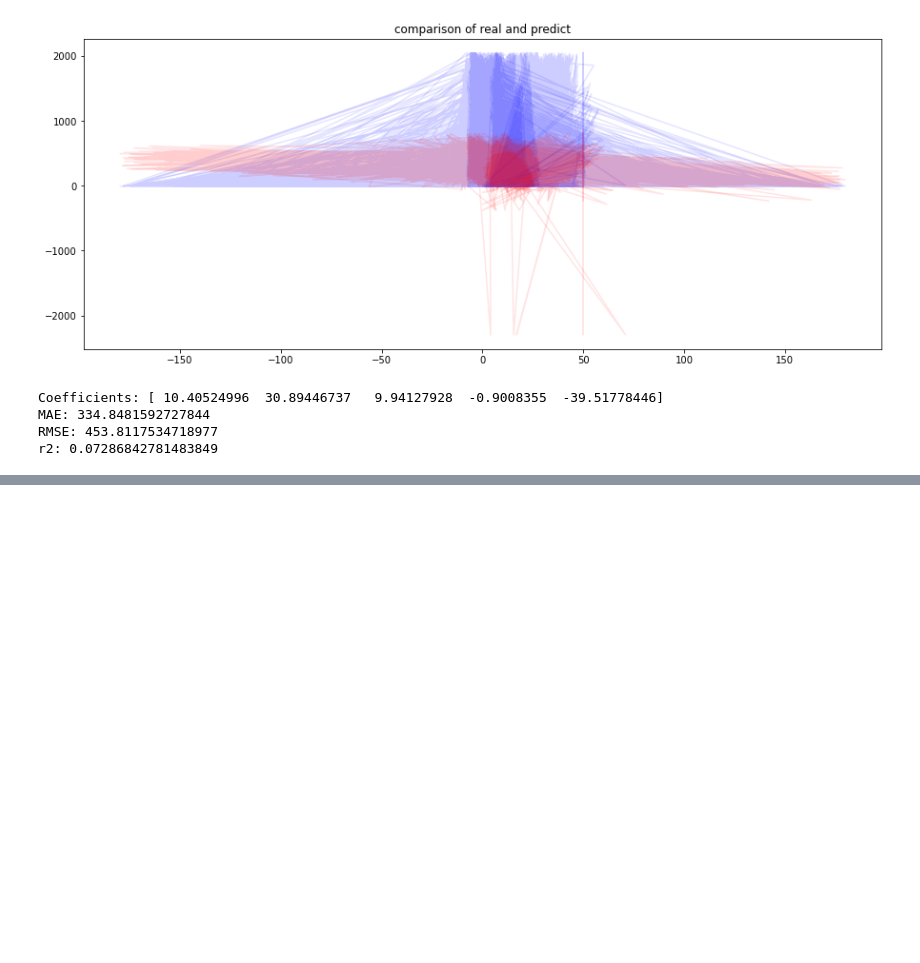
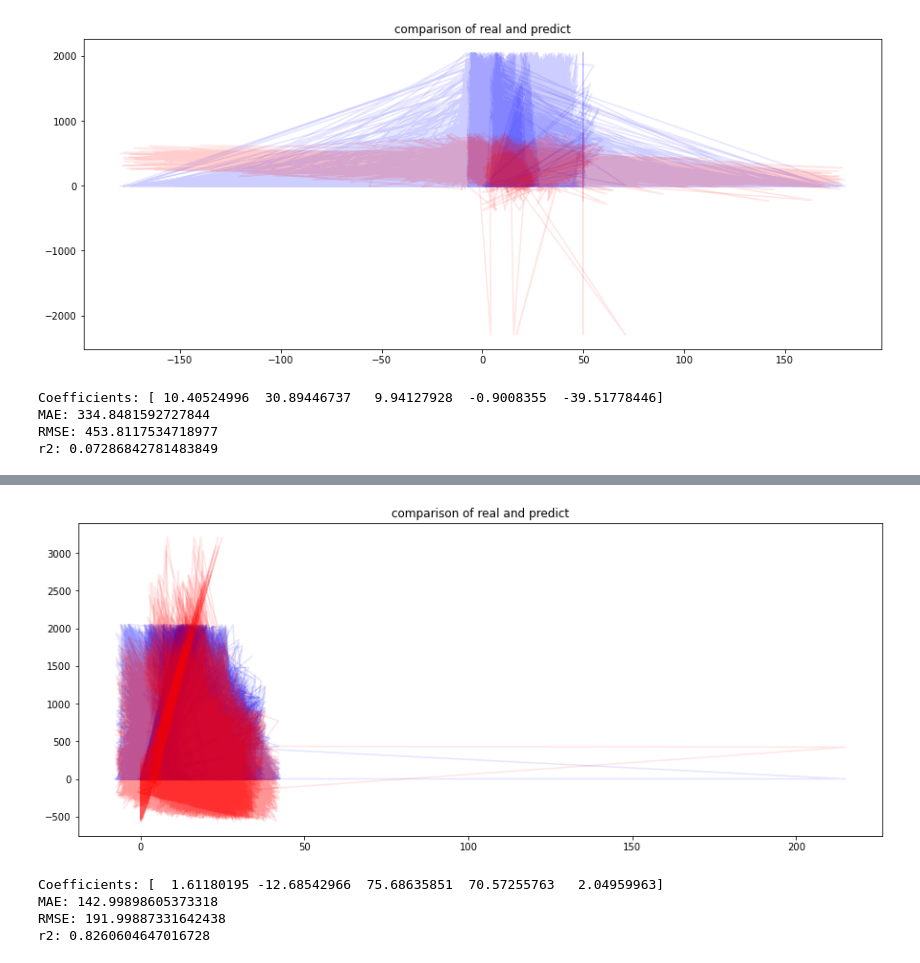
Before and after one commit to jo997/BA-WindPowerForecasting, a Jupyter notebook: JupyterNotebooks/LinearRegression.ipynb, the cells around one changed output, grey strips where cells are left out. Saved outputs shown, nothing was run; the diff lists cells and outputs as text; code cells hidden in the pictures; blank space fills up the shorter version.

```diff
--- a/JupyterNotebooks/LinearRegression.ipynb
+++ b/JupyterNotebooks/LinearRegression.ipynb
@@ -342,0 +449,44 @@ r2: 0.07286842781483849
+# %%
+selected_columns = data[["P_avg","Rt_avg","Yt_avg","Ws1_avg","Ws2_avg","Ot_avg"]]
+df9 = selected_columns.copy()
+df9.dropna(axis = 0, how ='any', inplace=True)
+df9 = df9[df9['P_avg'].notna()]
+df9 = df9[df9['Rt_avg'].notna()]
+df9 = df9[df9['Yt_avg'].notna()]
+df9 = df9[df9['Ws1_avg'].notna()]
+df9 = df9[df9['Ws2_avg'].notna()]
+df9 = df9[df9['Ot_avg'].notna()]
+
+x9 = df9[["Rt_avg","Yt_avg","Ws1_avg","Ws2_avg","Ot_avg"]]
+y9 = df9['P_avg']
+# %%
+from sklearn.model_selection import train_test_split
+# splitting the data
+x_train9, x_test9, y_train9, y_test9 = train_test_split(x9, y9, test_size = 0.2, random_state = 42)
+
+from sklearn import linear_model
+LinR = linear_model.LinearRegression()
+# fitting the training data
+model = LinR.fit(x_train9,y_train9)
+# %%
+plt.plot(x_test9.values, y_test9.values, color = 'blue', alpha=0.1)
+plt.plot(x_test9.values, LinR.predict(x_test9.values), color = 'red', alpha=0.1)
+plt.title('comparison of real and predict')
+plt.xlabel('')
+plt.ylabel('')
+plt.show()
+# %% [output]
+[figure, added]
+# %%
+print('Coefficients:', model.coef_)
+y_pred9 = abs(LinR.predict(x_test9))
+print("MAE: {}".format(np.abs(y_test9-y_pred9).mean()))
+print("RMSE: {}".format(np.sqrt(((y_test9-y_pred9)**2).mean())))
+from sklearn.metrics import r2_score
+r2 = r2_score(y_test9, y_pred9)
+print("r2: {}".format(r2))
+# %% [output]
+Coefficients: [  1.61180195 -12.68542966  75.68635851  70.57255763   2.04959963]
+MAE: 142.99898605373318
+RMSE: 191.99887331642438
+r2: 0.8260604647016728
```
Also changed, not shown: parts of 16 cells of this notebook, 2 other files.
